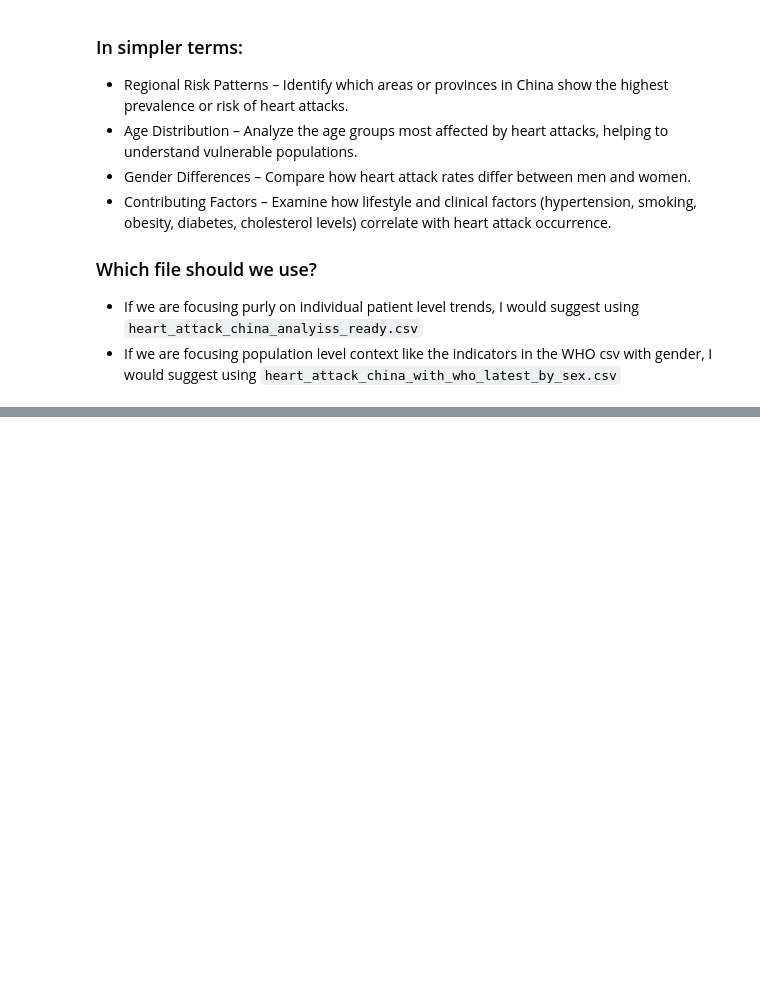
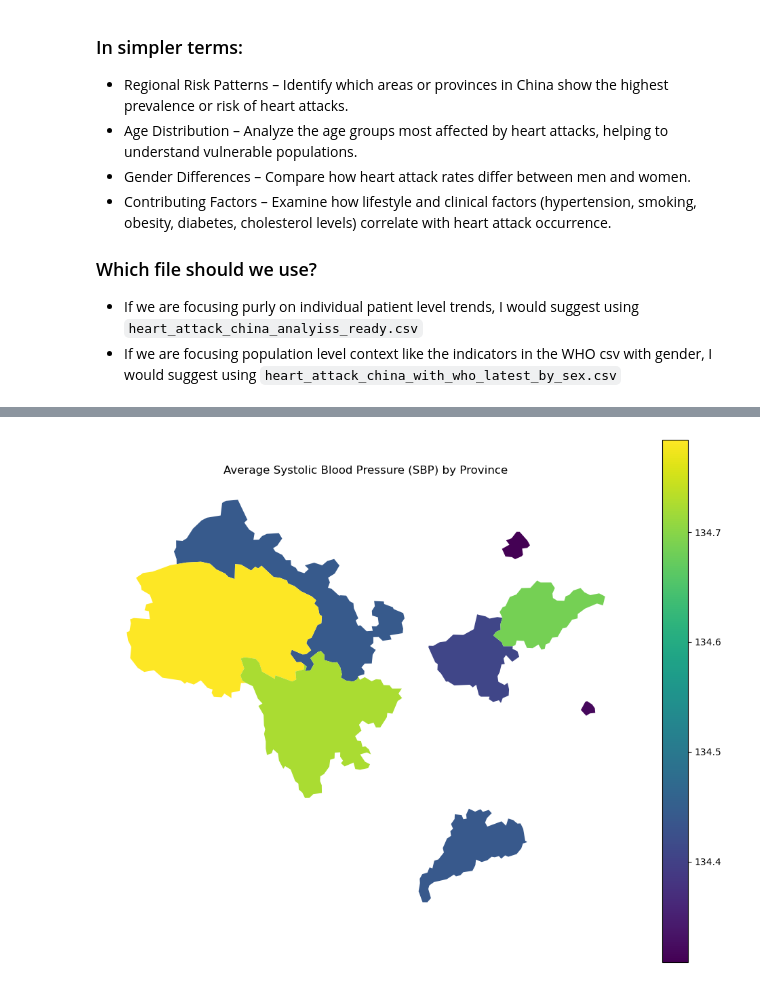
Before and after one commit to royphelps1/Heart-Attack-Rates, a Jupyter notebook: notebooks/phase2_all_in_notebook.ipynb, the cells around one changed output, grey strips where cells are left out. Drawn from its saved outputs; the diff is of its cells as text; code cells hidden in the pictures; blank space fills up the shorter version.

```diff
--- a/notebooks/phase2_all_in_notebook.ipynb
+++ b/notebooks/phase2_all_in_notebook.ipynb
@@ -266,0 +456,15 @@ Analysis Ready CSV First 5:
+# %%
+# SBP per province
+fig, ax = plt.subplots(figsize=(10, 8))
+gdf_map.plot(
+    column="mean_sbp",
+    legend=True,
+    ax=ax
+)
+
+ax.set_title("Average Systolic Blood Pressure (SBP) by Province")
+ax.axis("off")
+plt.tight_layout()
+plt.show()
+# %% [output]
+[figure, added]
```
Also changed, not shown: parts of 18 cells of this notebook.
